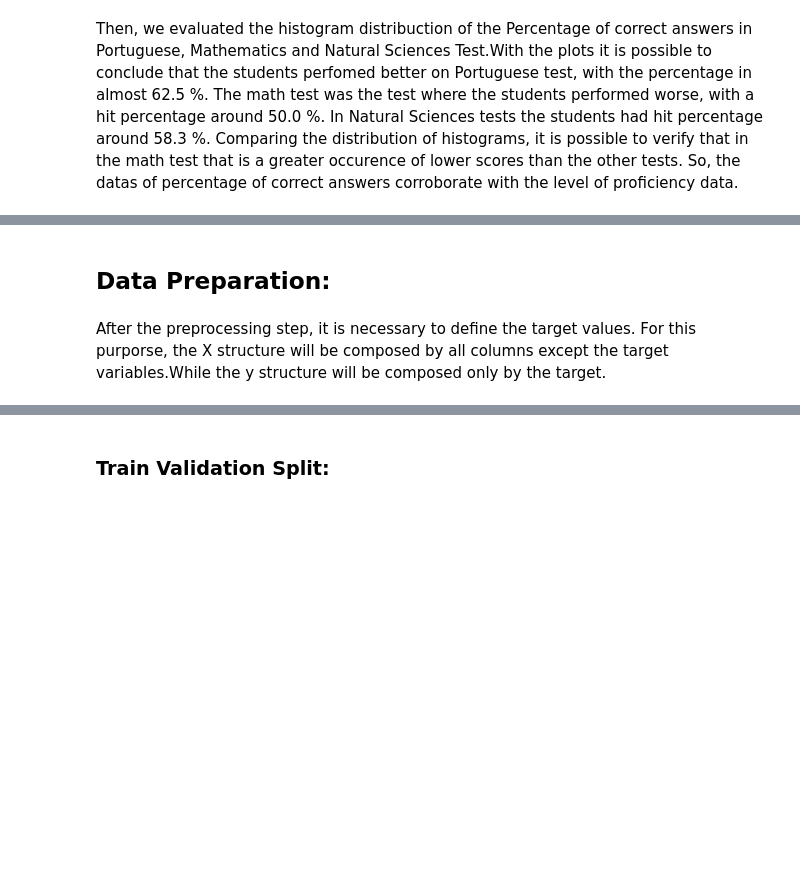
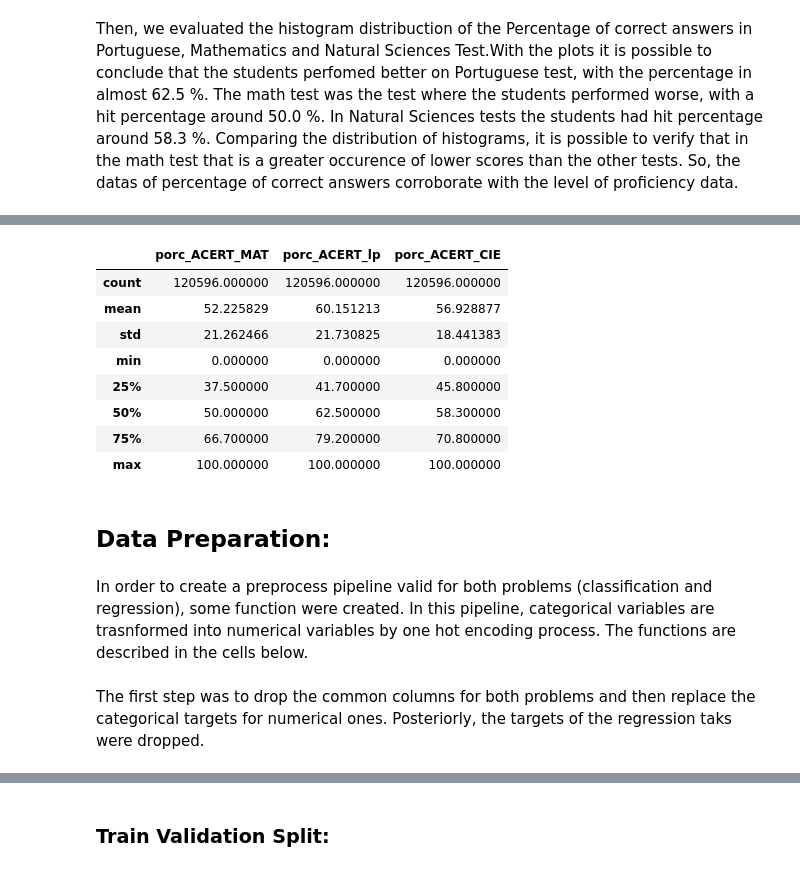
Before and after one commit to randersonLemos/mc886, a Jupyter notebook: t2/Logistic_Teste_R2022s2_mc886mo444_assignment_02.ipynb, the cells around one changed output, grey strips where cells are left out. Cells and saved outputs as stored; diff of their text form; code cells hidden in the pictures; blank space fills up the shorter version.

```diff
--- a/t2/Logistic_Teste_R2022s2_mc886mo444_assignment_02.ipynb
+++ b/t2/Logistic_Teste_R2022s2_mc886mo444_assignment_02.ipynb
@@ -332,7 +354,19 @@ por_acert_hist_plots = multiple_hist_plots(1,3,['porc_ACERT_MAT','porc_ACERT_lp'
+# %%
+df[['porc_ACERT_MAT','porc_ACERT_lp','porc_ACERT_CIE']].describe()
+# %% [output]
+|  | porc_ACERT_MAT | porc_ACERT_lp | porc_ACERT_CIE |
+| count | 120596.000000 | 120596.000000 | 120596.000000 |
+| mean | 52.225829 | 60.151213 | 56.928877 |
+| std | 21.262466 | 21.730825 | 18.441383 |
+| min | 0.000000 | 0.000000 | 0.000000 |
+| 25% | 37.500000 | 41.700000 | 45.800000 |
+| 50% | 50.000000 | 62.500000 | 58.300000 |
+| 75% | 66.700000 | 79.200000 | 70.800000 |
+| max | 100.000000 | 100.000000 | 100.000000 |
 # %% [markdown]
 ## Data Preparation:
-# %% [markdown]
-After the preprocessing step, it is necessary to define the target values. For this purporse, the X structure will be composed by all columns except the target variables.While the y structure will be composed only by the target.
+# %% [markdown]
+In order to create a preprocess pipeline valid for both problems (classification and regression), some function were created. In this pipeline, categorical variables are trasnformed into numerical variables by one hot encoding process. The functions are described in the cells below.
 # %%
 def categorical_into_numeric(X):
 
@@ -364,6 +398,8 @@ def data_transform(df, columns_names):
     X_cie, y_cie = feature_target_split(numeric_X, columns_names[2])
 
     return X_lp, y_lp, X_math, y_math, X_cie, y_cie
+# %% [markdown]
+The first step was to drop the common columns for both problems and then replace the categorical targets for numerical ones. Posteriorly, the targets of the regression taks were dropped.
 # %%
 #dropping common columns for both problems (lienar and logistic regression)
 df = df.drop(columns=['CD_ALUNO', 'CODESC', 'CODMUN', 'DT_NASCIMENTO', 'NOMESC','MUN'])
```
Also changed, not shown: parts of 37 cells of this notebook.
